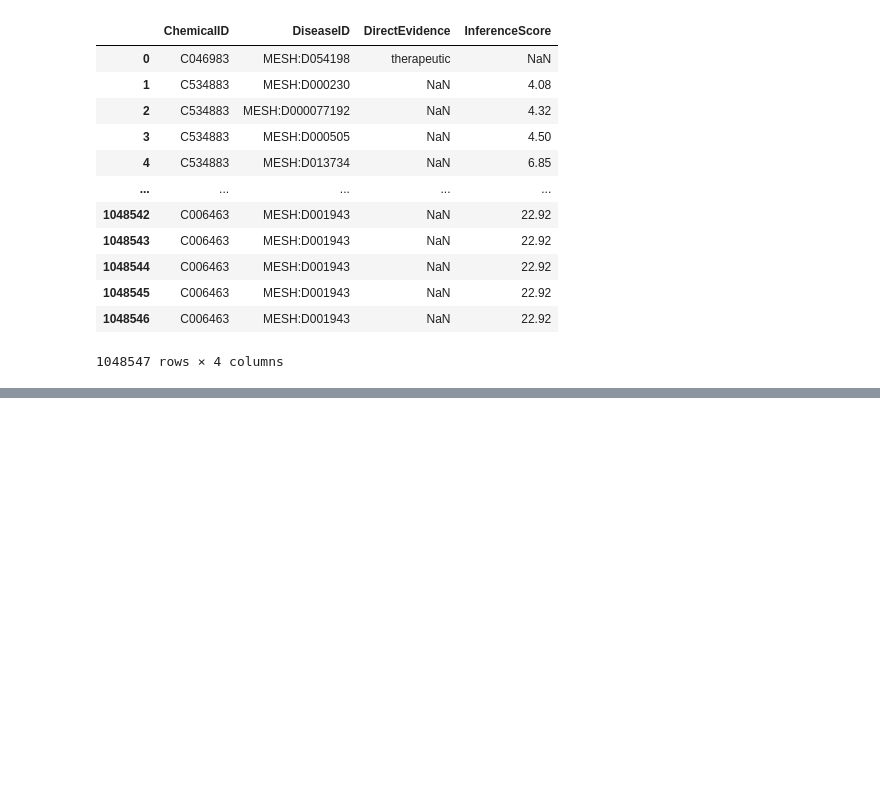
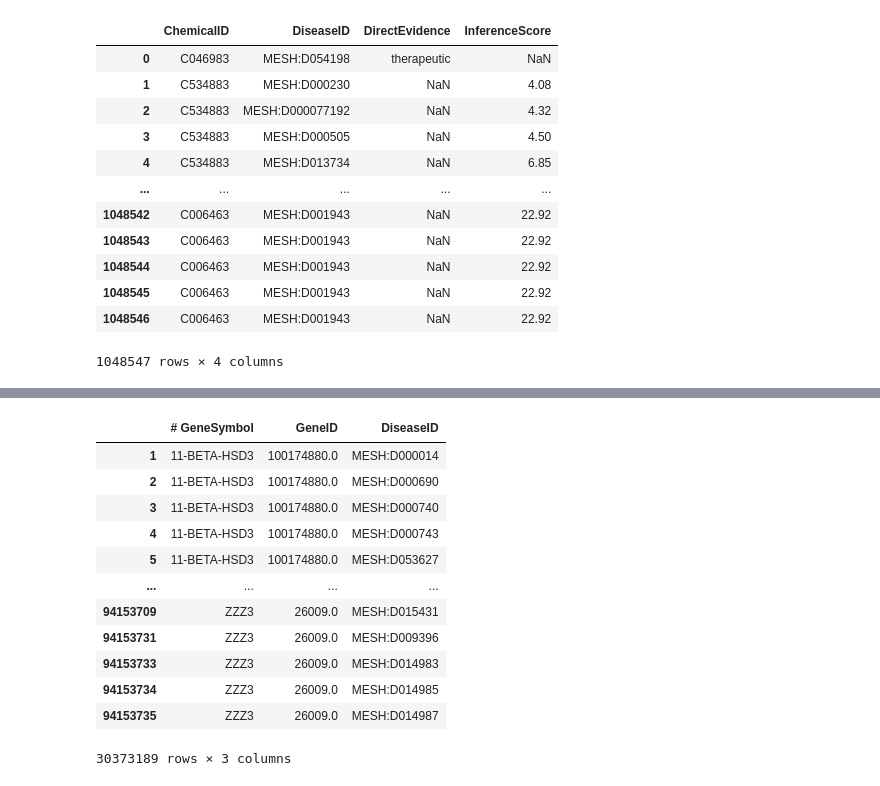
Before and after one commit to quocanuetcs/OntologyXSummarization, a Jupyter notebook: ontology/notebooks/CTD Analyst.ipynb, the cells around one changed output, grey strips where cells are left out. Cells and saved outputs as stored; diff of their text form; code cells hidden in the pictures; blank space fills up the shorter version.

```diff
--- a/ontology/notebooks/CTD Analyst.ipynb
+++ b/ontology/notebooks/CTD Analyst.ipynb
@@ -89,0 +142,19 @@ relations.to_csv('../Data/CTD/CTD_chemicals_diseases_result.csv')
+# %%
+bool_series = relations.duplicated(keep='first')
+relations = relations[~bool_series]
+# %%
+relations
+# %% [output]
+|  | # GeneSymbol | GeneID | DiseaseID |
+| 1 | 11-BETA-HSD3 | 100174880.0 | MESH:D000014 |
+| 2 | 11-BETA-HSD3 | 100174880.0 | MESH:D000690 |
+| 3 | 11-BETA-HSD3 | 100174880.0 | MESH:D000740 |
+| 4 | 11-BETA-HSD3 | 100174880.0 | MESH:D000743 |
+| 5 | 11-BETA-HSD3 | 100174880.0 | MESH:D053627 |
+| ... | ... | ... | ... |
+| 94153709 | ZZZ3 | 26009.0 | MESH:D015431 |
+| 94153731 | ZZZ3 | 26009.0 | MESH:D009396 |
+| 94153733 | ZZZ3 | 26009.0 | MESH:D014983 |
+| 94153734 | ZZZ3 | 26009.0 | MESH:D014985 |
+| 94153735 | ZZZ3 | 26009.0 | MESH:D014987 |
+30373189 rows × 3 columns
```
Also changed, not shown: parts of 27 cells of this notebook, 59 other files.
